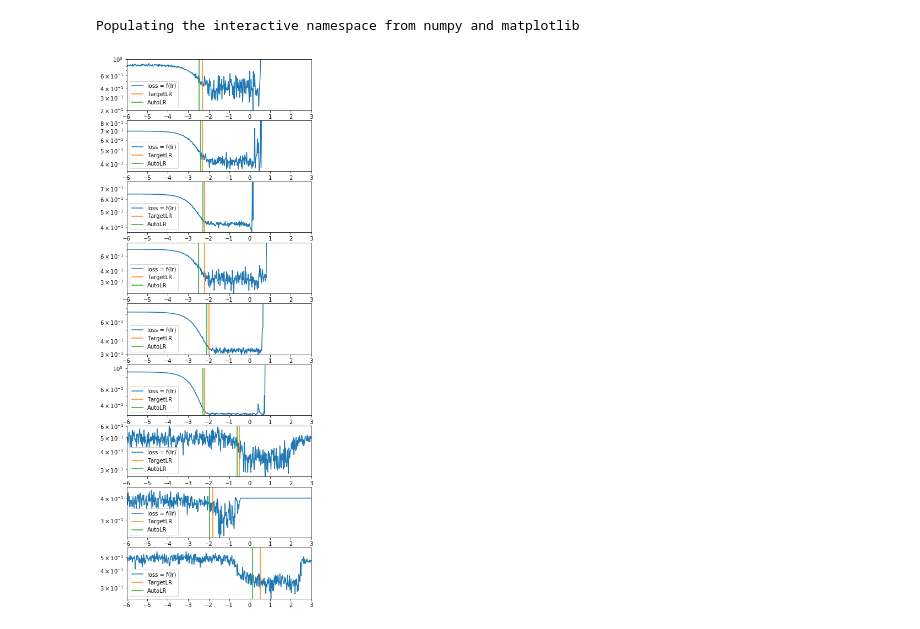
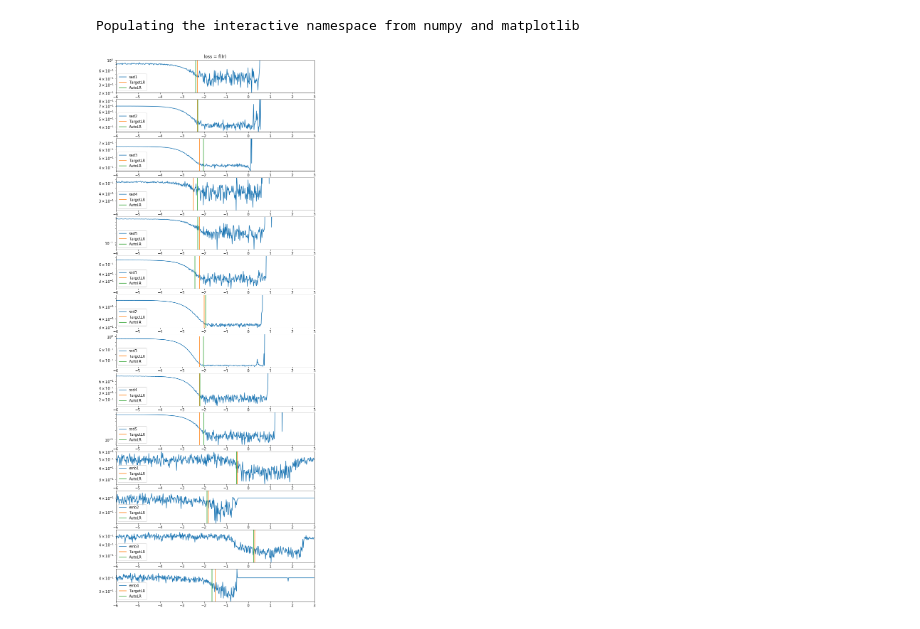
Before and after one commit to mahdeslami11/pyannote-audio, a Jupyter notebook: scripts/auto_lr/test_auto_lr.ipynb, the cells around one changed output. Cells and saved outputs as stored; diff of their text form; code cells hidden in the pictures.

Commit message:
improve: improve AutoLR heuristic (+ add a few more tests)

```diff
--- a/scripts/auto_lr/test_auto_lr.ipynb
+++ b/scripts/auto_lr/test_auto_lr.ipynb
@@ -9,31 +10,35 @@ from pyannote.audio.train.trainer import Trainer
 # %%
+
 runs = read_table('examples/reference.txt', delim_whitespace=True,
                   names=['run', 'max_lr'], index_col='run')
 
-figsize(6, 2 * len(runs))
+figsize(10, 2 * len(runs))
 
 for r, (run, reference) in enumerate(runs.iterrows()):
     result = read_table(f'examples/{run}.csv', delim_whitespace=True, names=['lr', 'loss'])
     lrs = np.array(result.lr)
     losses = np.array(result.loss)
 
     subplot(len(runs), 1, r+1)
-    semilogy(lrs, losses, label='loss = f(lr)')
+    semilogy(lrs, losses, label=f'{run}')
     auto_lr = Trainer._choose_lr(10**lrs, losses)
     probability = auto_lr['probability']
     auto_lr = np.log10(auto_lr['max_lr'])
 
     target_lr = reference.max_lr
 
-    if abs(auto_lr - target_lr) > 0.5:
+    if abs(auto_lr - target_lr) > 0.25:
         print(f'AutoLR failed for "{run}" (is: {auto_lr:.2f}, should be: {target_lr:.2f})')
 
     xlim(-6, 3);
     ylim(np.min(result.loss), np.median(result.loss[:50]) * 1.2);
     semilogy([reference.max_lr, reference.max_lr],
              [np.min(losses), 1], label='TargetLR')
     semilogy([auto_lr, auto_lr], [np.min(losses), 1], label='AutoLR')
 
     legend(loc=3);
+
+    if r == 0:
+        title('loss = f(lr)')
 # %% [output]
-[figure, old version]
+[figure, new version]
```
Also changed, not shown: parts of 1 cell of this notebook, 7 other files.
